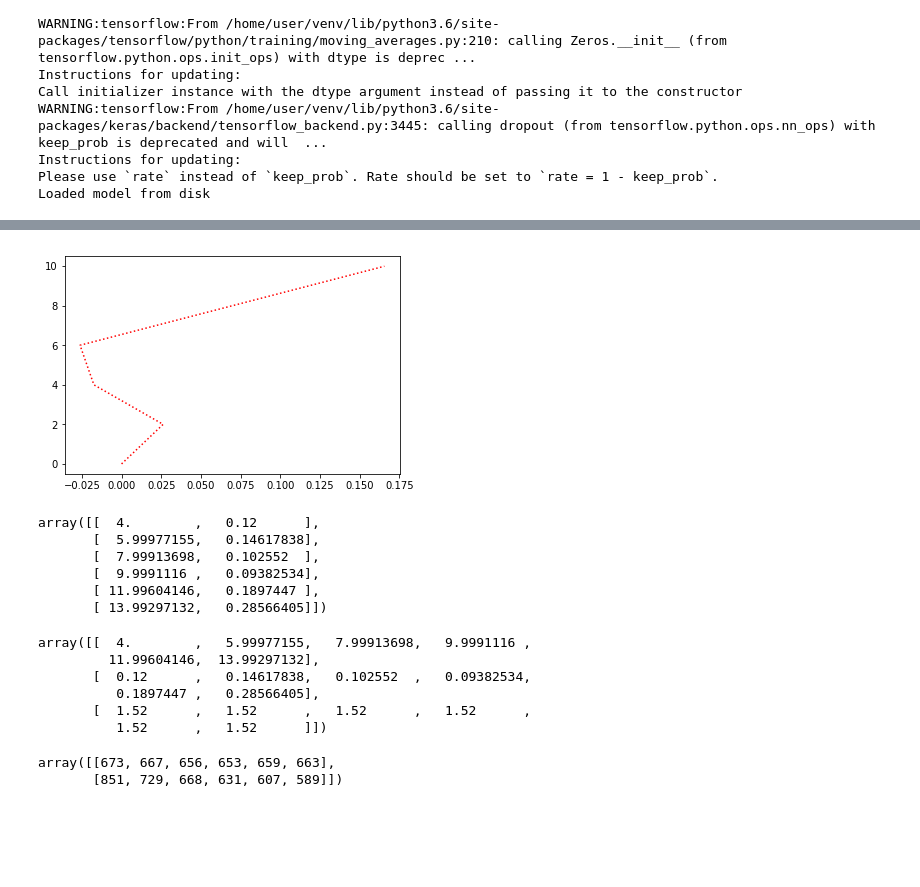
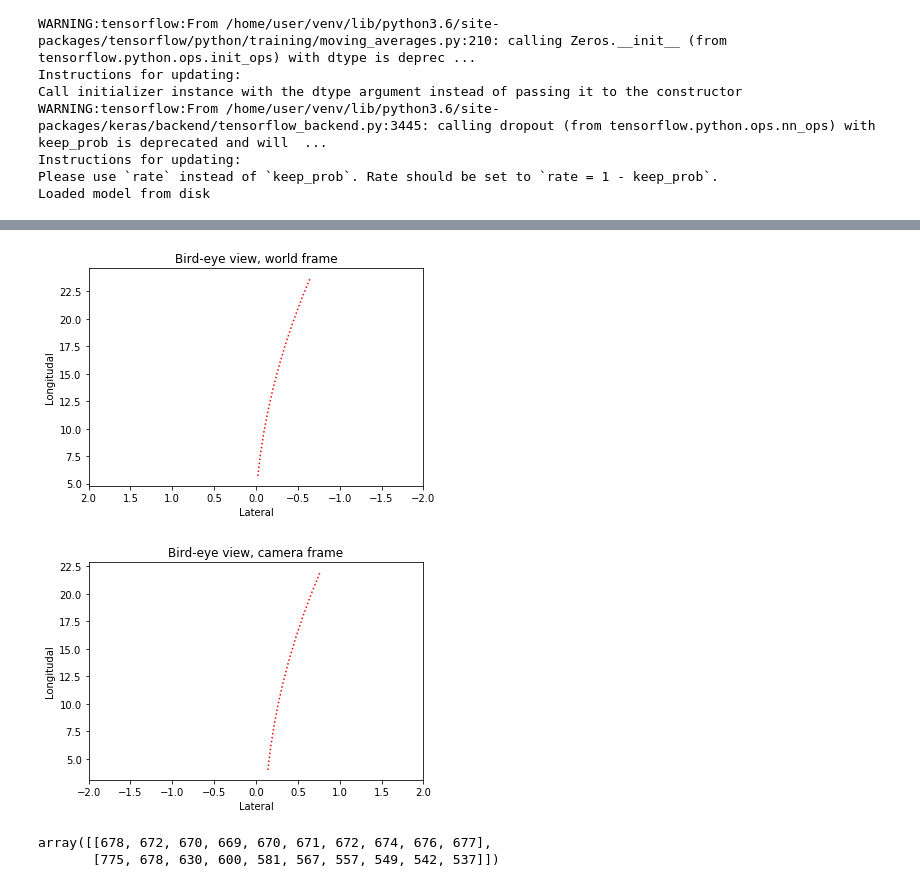
Before and after one commit to quan-dao/ECN-E2E, a Jupyter notebook: s1p10_demo/checkout_image.ipynb, the cells around one changed output, grey strips where cells are left out. Saved outputs shown, nothing was run; the diff lists cells and outputs as text; code cells hidden in the pictures; blank space fills up the shorter version.

Commit message:
Add model demo

```diff
--- a/s1p10_demo/checkout_image.ipynb
+++ b/s1p10_demo/checkout_image.ipynb
@@ -45,7 +47,7 @@ NUM_LABELS = 5
 NUM_CLASSES = len(BINS_EDGE) - 1
 # %%
 MODEL_DIR = "./nn_data/"
-MODEL_NAME = "bottom_half_s1p10_model_2019_06_04_20_34"
+MODEL_NAME = "ext_bottom_half_s1p10_model_2019_06_05_19_49"
 
 with open(MODEL_DIR + "%s.json" % MODEL_NAME, 'r') as json_file:
     loaded_model_json = json_file.read()
@@ -67,14 +76,27 @@ Loaded model from disk
+# %%
+filter_img_list = []
+for name in img_list:
+    if '._' not in name:
+        filter_img_list.append(name)
 # %%
-X = np.zeros((1, 200, 200, 1))
-# get bottom half
-bottom_half = gray_img[int(0.5 * gray_img.shape[0]) :, :]
+X = np.zeros((len(filter_img_list), 200, 200, 1))
+for i, name in enumerate(filter_img_list):
+    filename = os.path.join(img_dir, name)
+    _img = load_image(filename, cam_model)
+    _img = np.round(_img).astype(int)
 
-# down sample & reshape image
-_img = np.float32(cv.resize(bottom_half, (200, 200), interpolation=cv.INTER_AREA))
-if len(_img.shape) == 2:
-    _img = _img.reshape((200, 200, 1))
+    # convert to gray scale
+    _gray_img = rgb2gray(_img)
 
-# store image to X
-X[0, :, :, :] = _img
+    # get bottom half
+    bottom_half = _gray_img[int(0.5 * _gray_img.shape[0]) :, :]
+
+    # down sample & reshape image
+    __img = np.float32(cv.resize(bottom_half, (200, 200), interpolation=cv.INTER_AREA))
+    if len(__img.shape) == 2:
+        __img = __img.reshape((200, 200, 1))
+
+    # store image to X
+    X[i, :, :, :] = __img
 # %%
-y_hat_list = model.predict(X)
+y_hat_list = model.predict(X, verbose=1)
@@ -137,24 +200,9 @@ pred_sequence, way_pts = steering_angle_to_way_pts(y_hat)
 # %%
-plt.plot(way_pts[:, 1], way_pts[:, 0], 'r:')
+plt.plot(way_pts[1, :], way_pts[0, :], 'r:')
+plt.xlim(2, -2)
+plt.title("Bird-eye view, world frame")
+plt.ylabel("Longitudal")
+plt.xlabel("Lateral")
 plt.show()
 # %% [output]
-[figure, old version]
+[figure, new version]
-# %%
-way_pts = way_pts + np.array([4., 0.12])
-# %% [output]
-array([[  4.        ,   0.12      ],
-       [  5.99977155,   0.14617838],
-       [  7.99913698,   0.102552  ],
-       [  9.9991116 ,   0.09382534],
-       [ 11.99604146,   0.1897447 ],
-       [ 13.99297132,   0.28566405]])
-# %%
-way_pts_3d = np.vstack((way_pts.T, np.zeros((1, 6)) + 1.52))
-way_pts_3d
-# %% [output]
-array([[  4.        ,   5.99977155,   7.99913698,   9.9991116 ,
-         11.99604146,  13.99297132],
-       [  0.12      ,   0.14617838,   0.102552  ,   0.09382534,
-          0.1897447 ,   0.28566405],
-       [  1.52      ,   1.52      ,   1.52      ,   1.52      ,
-          1.52      ,   1.52      ]])
@@ -161,9 +219,16 @@ array([[  4.        ,   5.99977155,   7.99913698,   9.9991116 ,
+# %%
+plt.plot(cam_way_pts[1, :], cam_way_pts[0, :], 'r:')
+plt.xlim(-2, 2)
+plt.title("Bird-eye view, camera frame")
+plt.ylabel("Longitudal")
+plt.xlabel("Lateral")
+plt.show()
+# %% [output]
+[figure, added]
 # %%
-uv, _ = cam_model.project(way_pts_3d, img.shape)
-uv
+uv, _ = cam_model.project(cam_way_pts, img.shape)
 uv = np.round(uv).astype(int)
-uv
 # %% [output]
-array([[673, 667, 656, 653, 659, 663],
-       [851, 729, 668, 631, 607, 589]])
+array([[678, 672, 670, 669, 670, 671, 672, 674, 676, 677],
+       [775, 678, 630, 600, 581, 567, 557, 549, 542, 537]])
 # %%
```
Also changed, not shown: parts of 15 cells of this notebook, 6 other files.
